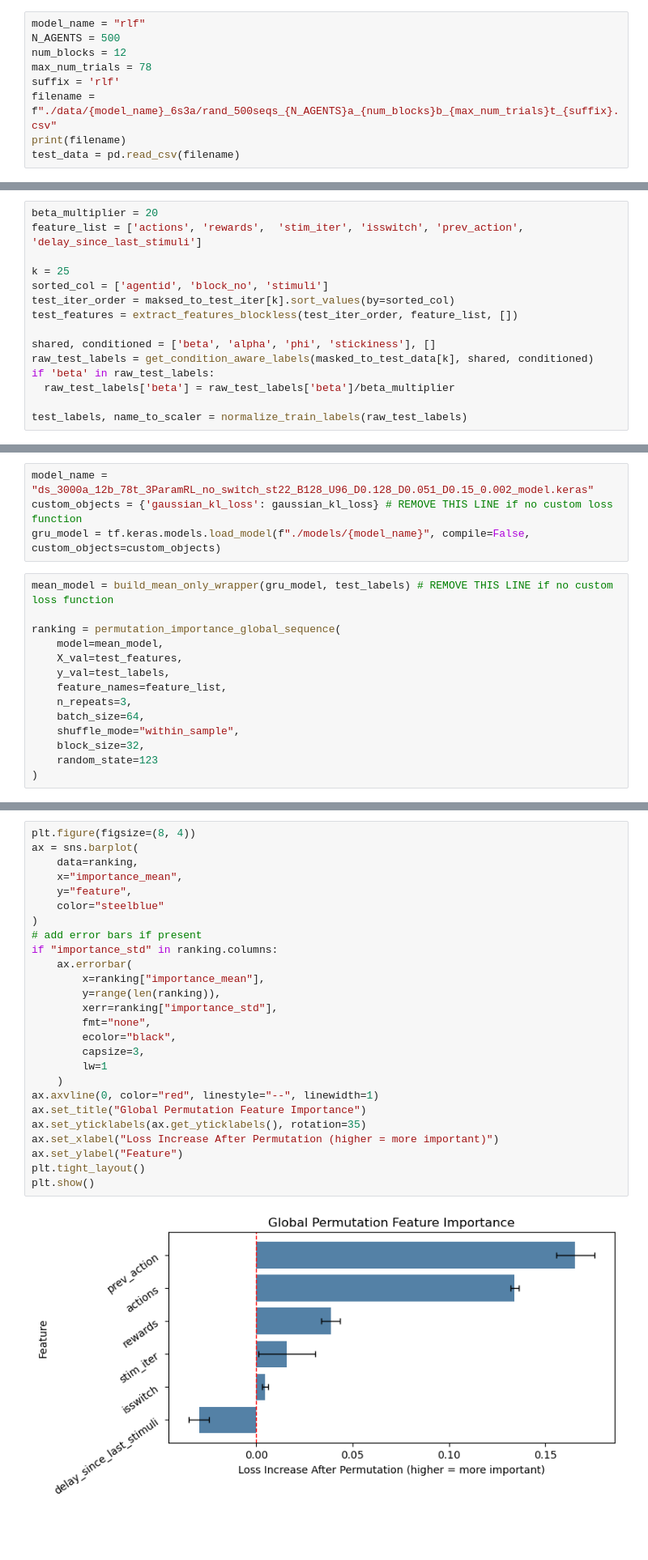
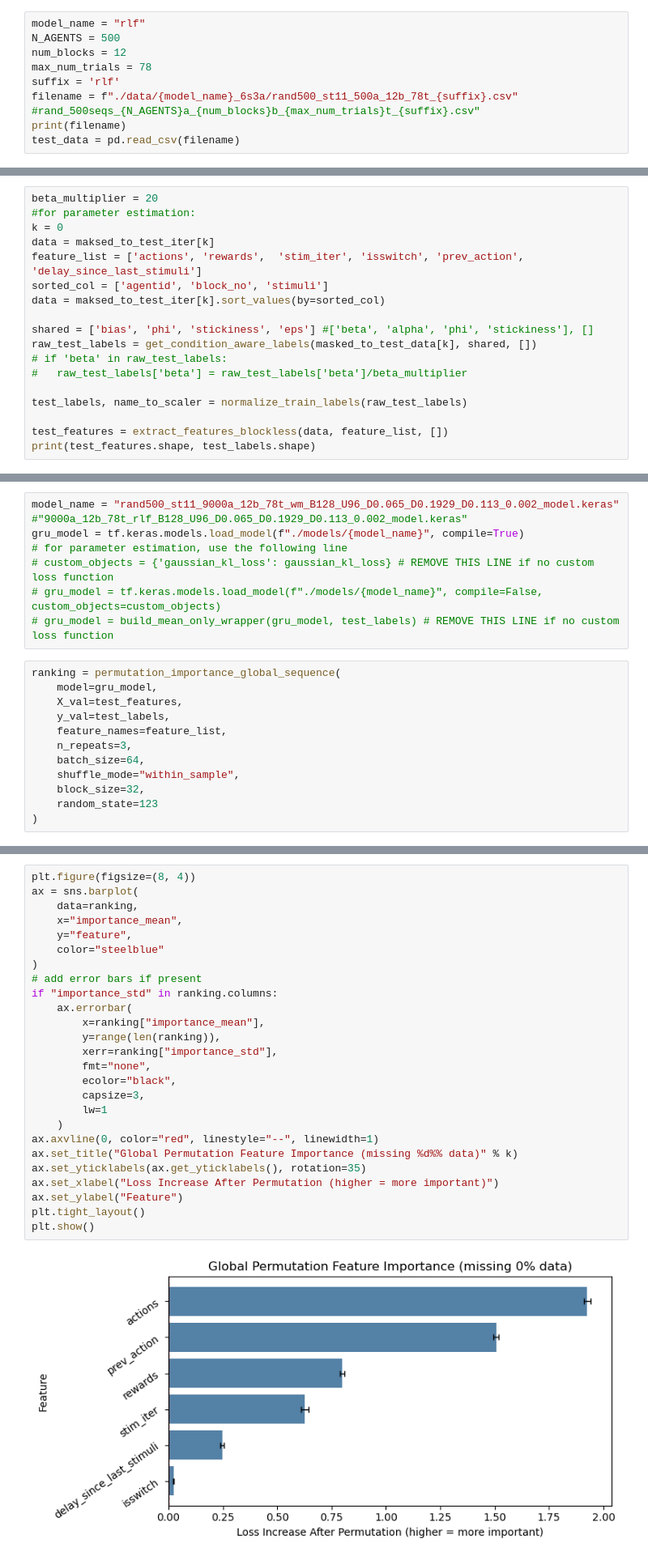
Before and after one commit to ti55987/DL4CM, a Jupyter notebook: permutation_test.ipynb, the cells around one changed output, grey strips where cells are left out. Shown at 81% size. Cells and saved outputs as stored; diff of their text form; blank space fills up the shorter version.

```diff
--- a/permutation_test.ipynb
+++ b/permutation_test.ipynb
@@ -41,7 +39,7 @@ N_AGENTS = 500
 num_blocks = 12
 max_num_trials = 78
 suffix = 'rlf'
-filename = f"./data/{model_name}_6s3a/rand_500seqs_{N_AGENTS}a_{num_blocks}b_{max_num_trials}t_{suffix}.csv"
+filename = f"./data/{model_name}_6s3a/rand500_st11_500a_12b_78t_{suffix}.csv" #rand_500seqs_{N_AGENTS}a_{num_blocks}b_{max_num_trials}t_{suffix}.csv"
 print(filename)
 test_data = pd.read_csv(filename)
 # %% [output]
@@ -169,16 +171,19 @@ def build_mean_only_wrapper(base_model, y_val):
     return mean_model
 # %%
 beta_multiplier = 20
+#for parameter estimation:
+k = 0
+data = maksed_to_test_iter[k]
 feature_list = ['actions', 'rewards',  'stim_iter', 'isswitch', 'prev_action', 'delay_since_last_stimuli']
+sorted_col = ['agentid', 'block_no', 'stimuli']
+data = maksed_to_test_iter[k].sort_values(by=sorted_col)
 
-k = 25
-sorted_col = ['agentid', 'block_no', 'stimuli']
-test_iter_order = maksed_to_test_iter[k].sort_values(by=sorted_col)
-test_features = extract_features_blockless(test_iter_order, feature_list, [])
-
-shared, conditioned = ['beta', 'alpha', 'phi', 'stickiness'], []
-raw_test_labels = get_condition_aware_labels(masked_to_test_data[k], shared, conditioned)
-if 'beta' in raw_test_labels:
-  raw_test_labels['beta'] = raw_test_labels['beta']/beta_multiplier
+shared = ['bias', 'phi', 'stickiness', 'eps'] #['beta', 'alpha', 'phi', 'stickiness'], []
+raw_test_labels = get_condition_aware_labels(masked_to_test_data[k], shared, [])
+# if 'beta' in raw_test_labels:
+#   raw_test_labels['beta'] = raw_test_labels['beta']/beta_multiplier
 
 test_labels, name_to_scaler = normalize_train_labels(raw_test_labels)
+
+test_features = extract_features_blockless(data, feature_list, [])
+print(test_features.shape, test_labels.shape)
@@ -185,12 +192,14 @@ test_labels, name_to_scaler = normalize_train_labels(raw_test_labels)
 # %%
-model_name = "ds_3000a_12b_78t_3ParamRL_no_switch_st22_B128_U96_D0.128_D0.051_D0.15_0.002_model.keras"
-custom_objects = {'gaussian_kl_loss': gaussian_kl_loss} # REMOVE THIS LINE if no custom loss function
-gru_model = tf.keras.models.load_model(f"./models/{model_name}", compile=False, custom_objects=custom_objects)
+model_name = "rand500_st11_9000a_12b_78t_wm_B128_U96_D0.065_D0.1929_D0.113_0.002_model.keras"
+#"9000a_12b_78t_rlf_B128_U96_D0.065_D0.1929_D0.113_0.002_model.keras"
+gru_model = tf.keras.models.load_model(f"./models/{model_name}", compile=True)
+# for parameter estimation, use the following line
+# custom_objects = {'gaussian_kl_loss': gaussian_kl_loss} # REMOVE THIS LINE if no custom loss function
+# gru_model = tf.keras.models.load_model(f"./models/{model_name}", compile=False, custom_objects=custom_objects)
+# gru_model = build_mean_only_wrapper(gru_model, test_labels) # REMOVE THIS LINE if no custom loss function
 # %%
-mean_model = build_mean_only_wrapper(gru_model, test_labels) # REMOVE THIS LINE if no custom loss function
-
 ranking = permutation_importance_global_sequence(
-    model=mean_model,
+    model=gru_model,
     X_val=test_features,
     y_val=test_labels,
     feature_names=feature_list,
@@ -221,31 +230,31 @@ Permutation loss: 2.2128024101257324
 # %%
 plt.figure(figsize=(8, 4))
 ax = sns.barplot(
     data=ranking,
     x="importance_mean",
     y="feature",
     color="steelblue"
 )
 # add error bars if present
 if "importance_std" in ranking.columns:
     ax.errorbar(
         x=ranking["importance_mean"],
         y=range(len(ranking)),
         xerr=ranking["importance_std"],
         fmt="none",
         ecolor="black",
         capsize=3,
         lw=1
     )
 ax.axvline(0, color="red", linestyle="--", linewidth=1)
-ax.set_title("Global Permutation Feature Importance")
+ax.set_title("Global Permutation Feature Importance (missing %d%% data)" % k)
 ax.set_yticklabels(ax.get_yticklabels(), rotation=35)
 ax.set_xlabel("Loss Increase After Permutation (higher = more important)")
 ax.set_ylabel("Feature")
 plt.tight_layout()
 plt.show()
 # %% [output]
-[figure, old version]
+[figure, new version]
 # %% [markdown]
 ## LaseNet
 # %%
```
Also changed, not shown: parts of 12 cells of this notebook, 4 other files.
